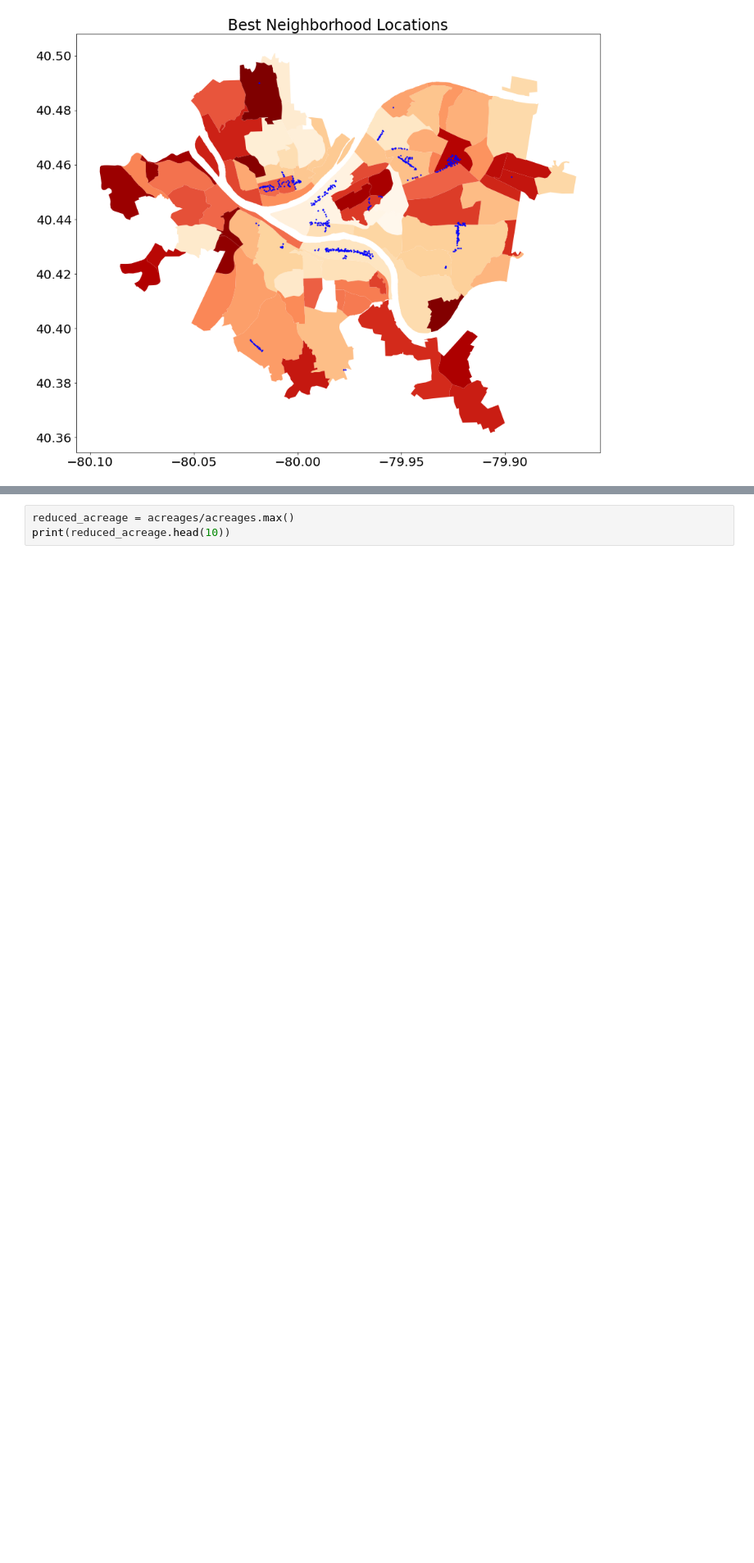
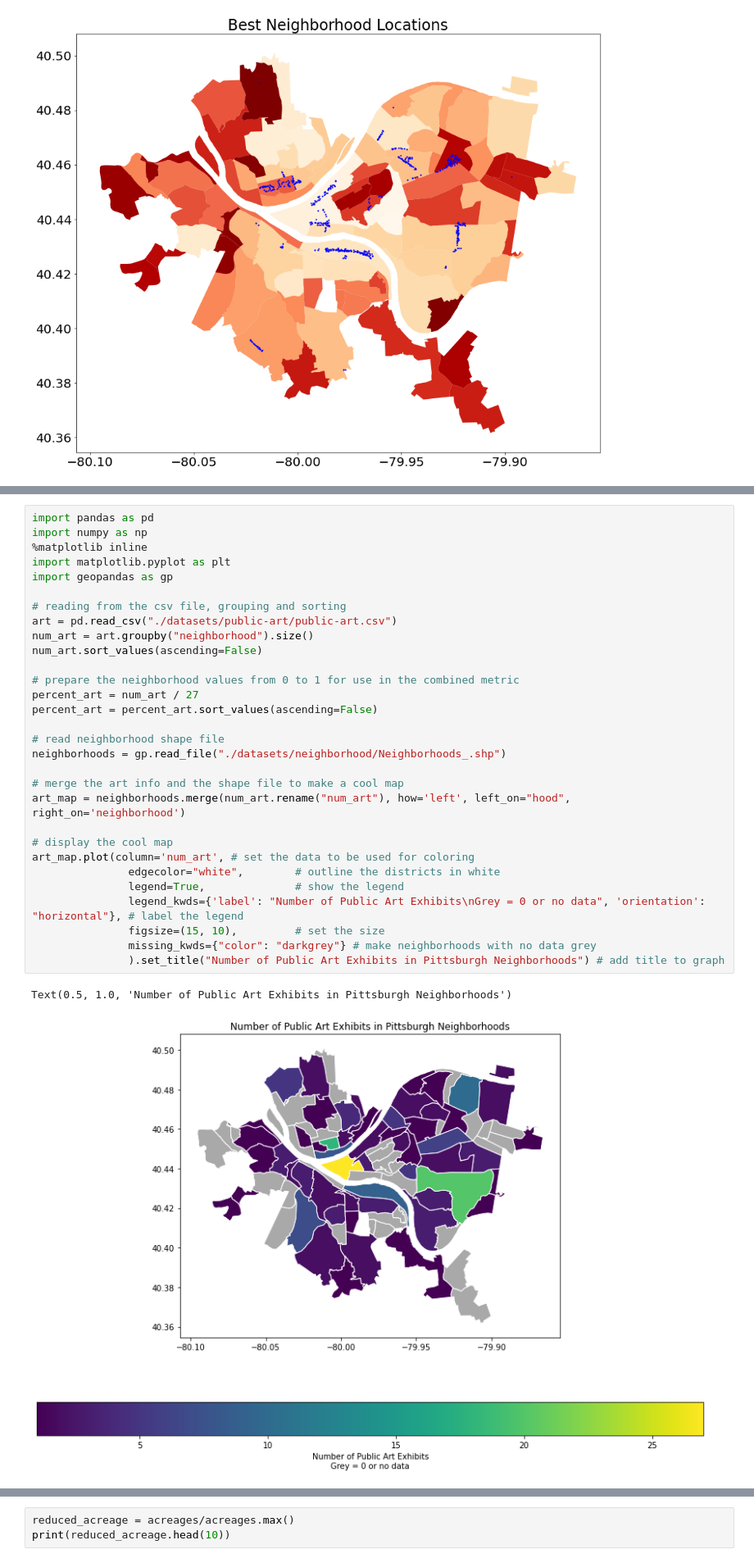
Before and after one commit to Elsklivet/big-ideas-final, a Jupyter notebook: Presentation.ipynb, the cells around one changed output, grey strips where cells are left out. Shown at 82% size. Drawn from its saved outputs; the diff is of its cells as text; blank space fills up the shorter version.

```diff
--- a/Presentation.ipynb
+++ b/Presentation.ipynb
@@ -301,0 +318,33 @@ best_locs.plot(ax=pgh, color="blue", legend=True, markersize=2)
+# %%
+import pandas as pd
+import numpy as np
+%matplotlib inline
+import matplotlib.pyplot as plt
+import geopandas as gp
+
+# reading from the csv file, grouping and sorting
+art = pd.read_csv("./datasets/public-art/public-art.csv")
+num_art = art.groupby("neighborhood").size()
+num_art.sort_values(ascending=False)
+
+# prepare the neighborhood values from 0 to 1 for use in the combined metric
+percent_art = num_art / 27
+percent_art = percent_art.sort_values(ascending=False)
+
+# read neighborhood shape file
+neighborhoods = gp.read_file("./datasets/neighborhood/Neighborhoods_.shp")
+
+# merge the art info and the shape file to make a cool map
+art_map = neighborhoods.merge(num_art.rename("num_art"), how='left', left_on="hood", right_on='neighborhood')
+
+# display the cool map
+art_map.plot(column='num_art', # set the data to be used for coloring
+               edgecolor="white",        # outline the districts in white
+               legend=True,              # show the legend
+               legend_kwds={'label': "Number of Public Art Exhibits\nGrey = 0 or no data", 'orientation': "horizontal"}, # label the legend
+               figsize=(15, 10),         # set the size
+               missing_kwds={"color": "darkgrey"} # make neighborhoods with no data grey
+               ).set_title("Number of Public Art Exhibits in Pittsburgh Neighborhoods") # add title to graph
+# %% [output]
+Text(0.5, 1.0, 'Number of Public Art Exhibits in Pittsburgh Neighborhoods')
+[figure, added]
```
Also changed, not shown: parts of 14 cells of this notebook.
